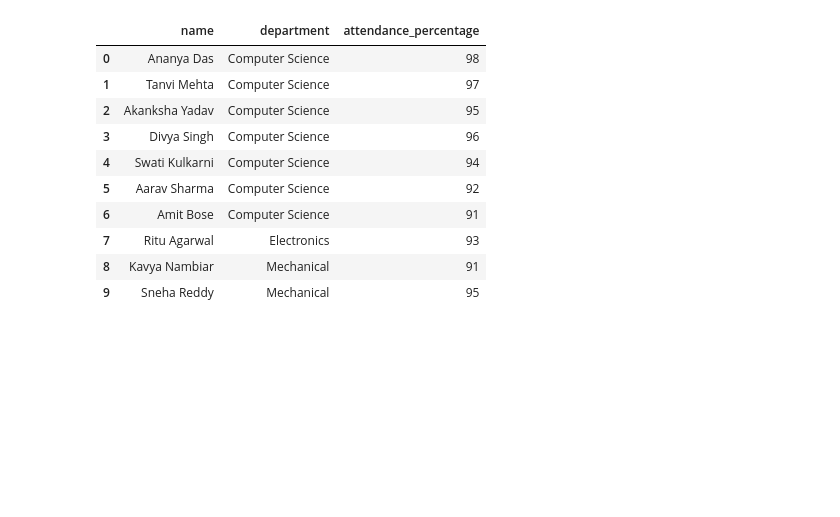
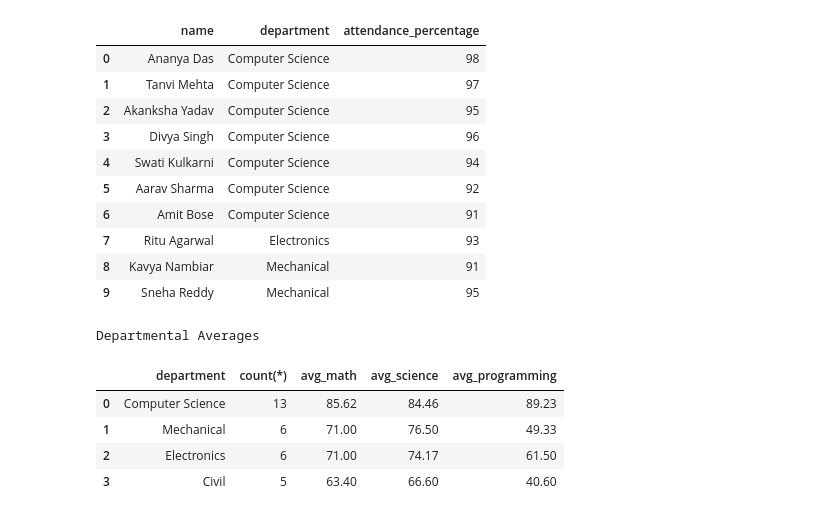
Before and after one commit to Zidane86-06/Data_Engineering_workshop, a Jupyter notebook: Day2/Day2.ipynb, the cells around one changed output. Cells and saved outputs as stored; diff of their text form; code cells hidden in the pictures; blank space fills up the shorter version.

```diff
--- a/Day2/Day2.ipynb
+++ b/Day2/Day2.ipynb
@@ -125,3 +125,24 @@ Students with attendance percentage greater than 90
 | 7 | Ritu Agarwal | Electronics | 93 |
 | 8 | Kavya Nambiar | Mechanical | 91 |
 | 9 | Sneha Reddy | Mechanical | 95 |
+# %%
+query5="""
+Select
+department,
+count(*),
+round(AVG(math_score),2) AS avg_math,
+round(avg(science_score),2) AS avg_science,
+round(avg(programming_score),2) AS avg_programming
+from students
+group by department
+order by avg_math desc
+"""
+result5=run_query(query5, "Departmental Averages")
+result5
+# %% [output]
+Departmental Averages
+|  | department | count(*) | avg_math | avg_science | avg_programming |
+| 0 | Computer Science | 13 | 85.62 | 84.46 | 89.23 |
+| 1 | Mechanical | 6 | 71.00 | 76.50 | 49.33 |
+| 2 | Electronics | 6 | 71.00 | 74.17 | 61.50 |
+| 3 | Civil | 5 | 63.40 | 66.60 | 40.60 |
```
Also changed, not shown: parts of 5 cells of this notebook.
